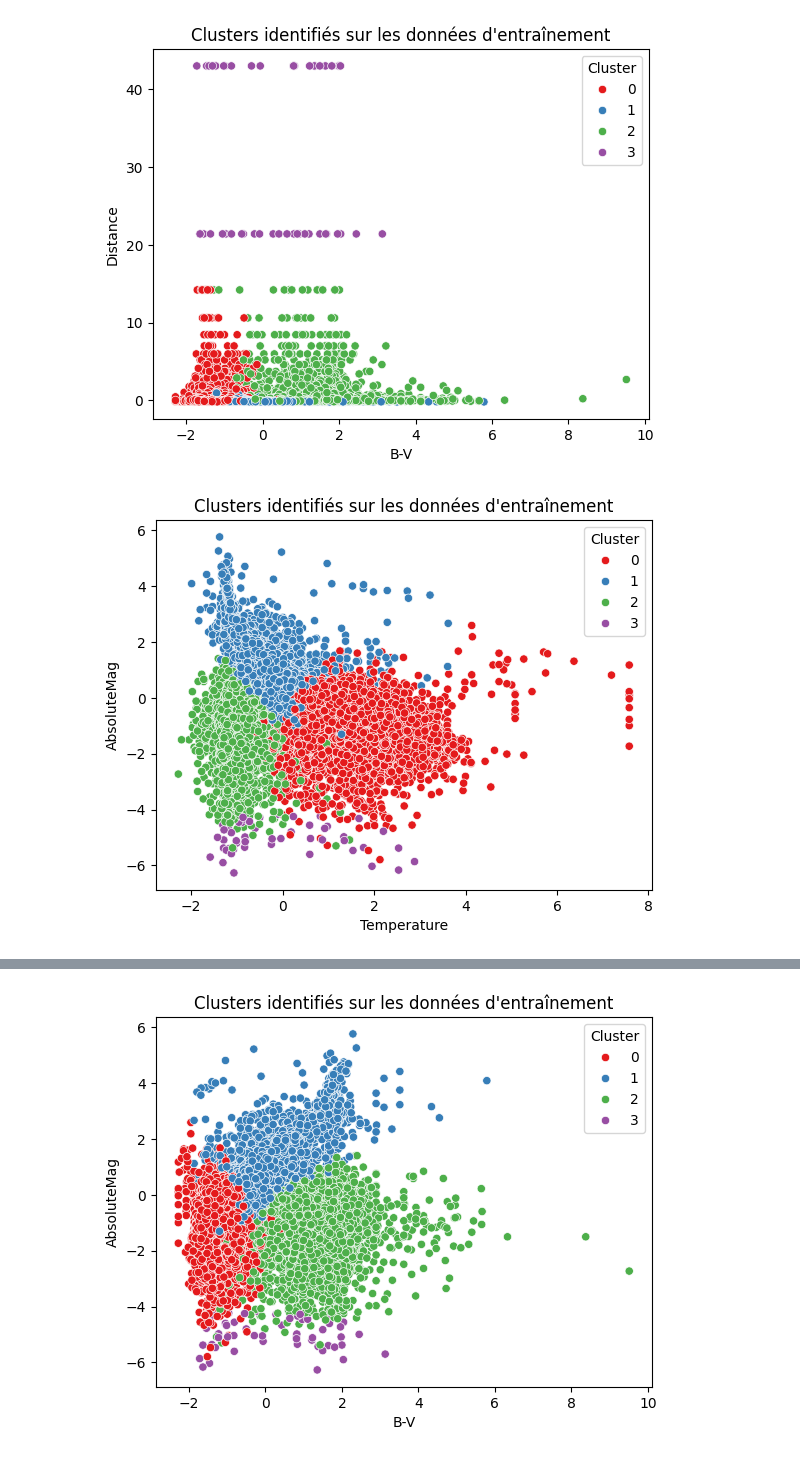
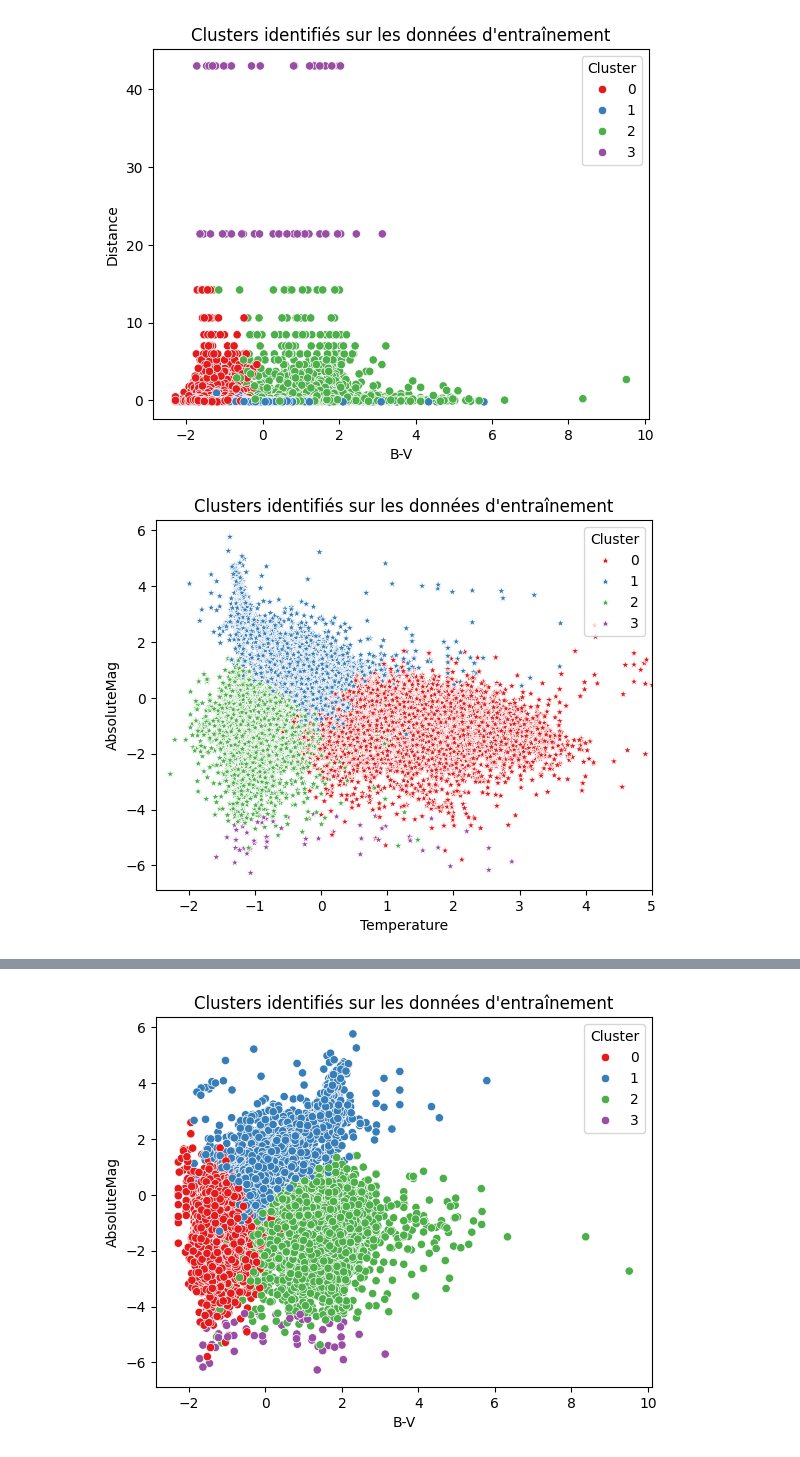
Before and after one commit to Moni003/Diagramme_HR_MML, a Jupyter notebook: diagHR_1.ipynb, the cells around one changed output, grey strips where cells are left out. Saved outputs shown, nothing was run; the diff lists cells and outputs as text; code cells hidden in the pictures.

```diff
--- a/diagHR_1.ipynb
+++ b/diagHR_1.ipynb
@@ -350,8 +364,10 @@ plt.show()
 # %% [output]
 [figure]
 # %%
-sns.scatterplot(x=X_train['Temperature'], y=X_train['AbsoluteMag'], hue=X_train['Cluster'], palette="Set1")
+sns.scatterplot(x=X_train['Temperature'], y=X_train['AbsoluteMag'], hue=X_train['Cluster'], palette="Set1", marker="*")
 plt.title("Clusters identifiés sur les données d'entraînement")
+plt.xlim(-2.5, 5)
+#plt.gca().invert_yaxis()  # il faut inverser l'axe de AbsoluteMag par convention du diagramme HR
 plt.show()
 # %% [output]
-[figure, old version]
+[figure, new version]
```
Also changed, not shown: parts of 12 cells of this notebook, 1 other file.
